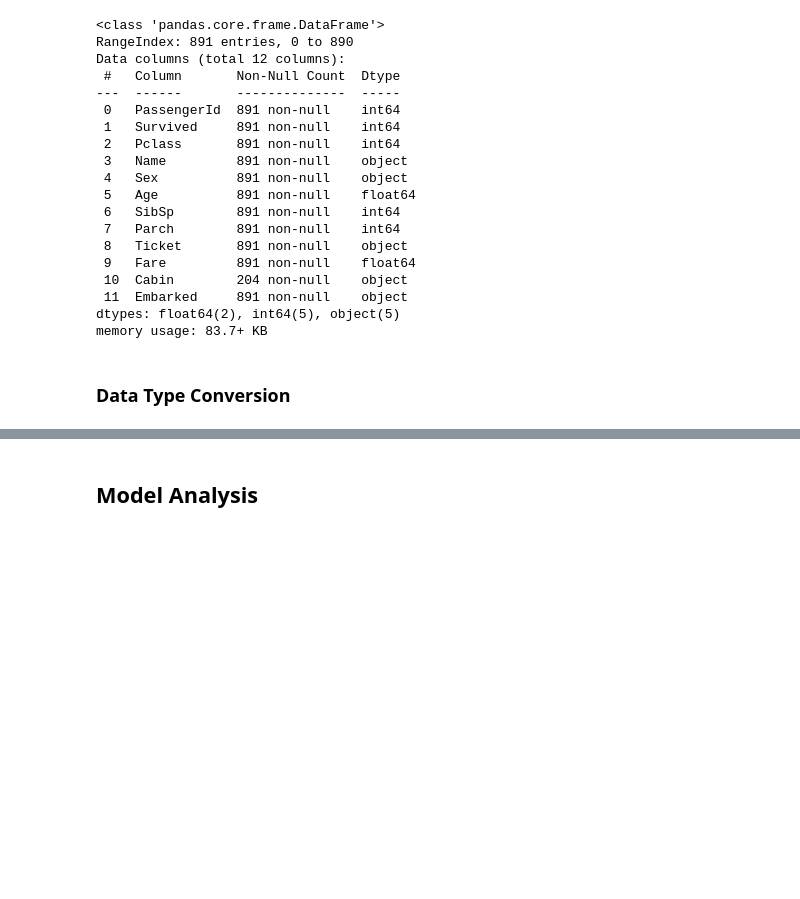
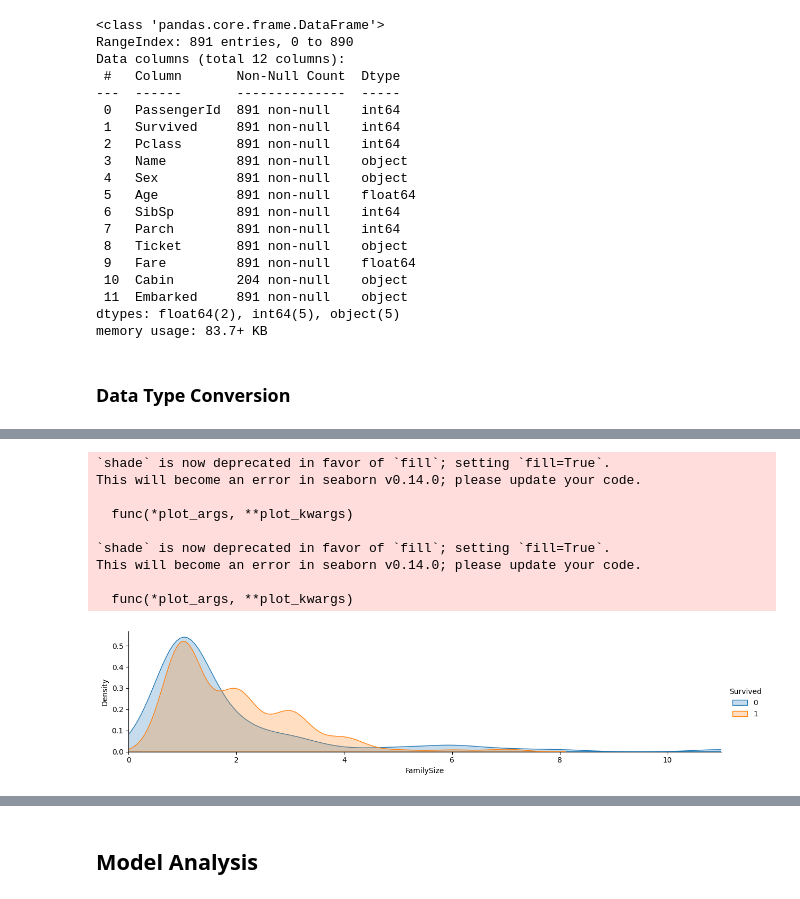
Before and after one commit to cindy12651269/titanic_analysis, a Jupyter notebook: titanic_analysis.ipynb, the cells around one changed output, grey strips where cells are left out. Cells and saved outputs as stored; diff of their text form; code cells hidden in the pictures; blank space fills up the shorter version.

```diff
--- a/titanic_analysis.ipynb
+++ b/titanic_analysis.ipynb
@@ -247,0 +291,26 @@ df_train
+# %%
+df_train['Titlerow'] = df_train['Name'].map(lambda name: name.split(',')[1].split('.')[0].strip())
+
+title_encoding = {
+  "Capt":       "Officer",
+  "Col":        "Officer",
+  "Major":      "Officer",
+  "Jonkheer":   "Royalty",
+  "Don":        "Royalty",
+  "Sir" :       "Royalty",
+  "Dr":         "Officer",
+  "Rev":        "Officer",
+  "the Countess":"Royalty",
+  "Dona":       "Royalty",
+  "Mme":        "Mrs",
+  "Mlle":       "Miss",
+  "Ms":         "Mrs",
+  "Mr" :        "Mr",
+  "Mrs" :       "Mrs",
+  "Miss" :      "Miss",
+  "Master" :    "Master",
+  "Lady" :      "Royalty"
+}
+
+df_train['Title'] = df_train['Titlerow'].map(title_encoding)
+df_train['Title']
@@ -247,0 +430,14 @@ df_train
+# %%
+plot_distribution( df_train , var = 'FamilySize' , target = 'Survived' )
+plt.show()
+# %% [output]
+`shade` is now deprecated in favor of `fill`; setting `fill=True`.
+This will become an error in seaborn v0.14.0; please update your code.
+
+  func(*plot_args, **plot_kwargs)
+
+`shade` is now deprecated in favor of `fill`; setting `fill=True`.
+This will become an error in seaborn v0.14.0; please update your code.
+
+  func(*plot_args, **plot_kwargs)
+[figure, added]
```
Also changed, not shown: parts of 25 cells of this notebook.
